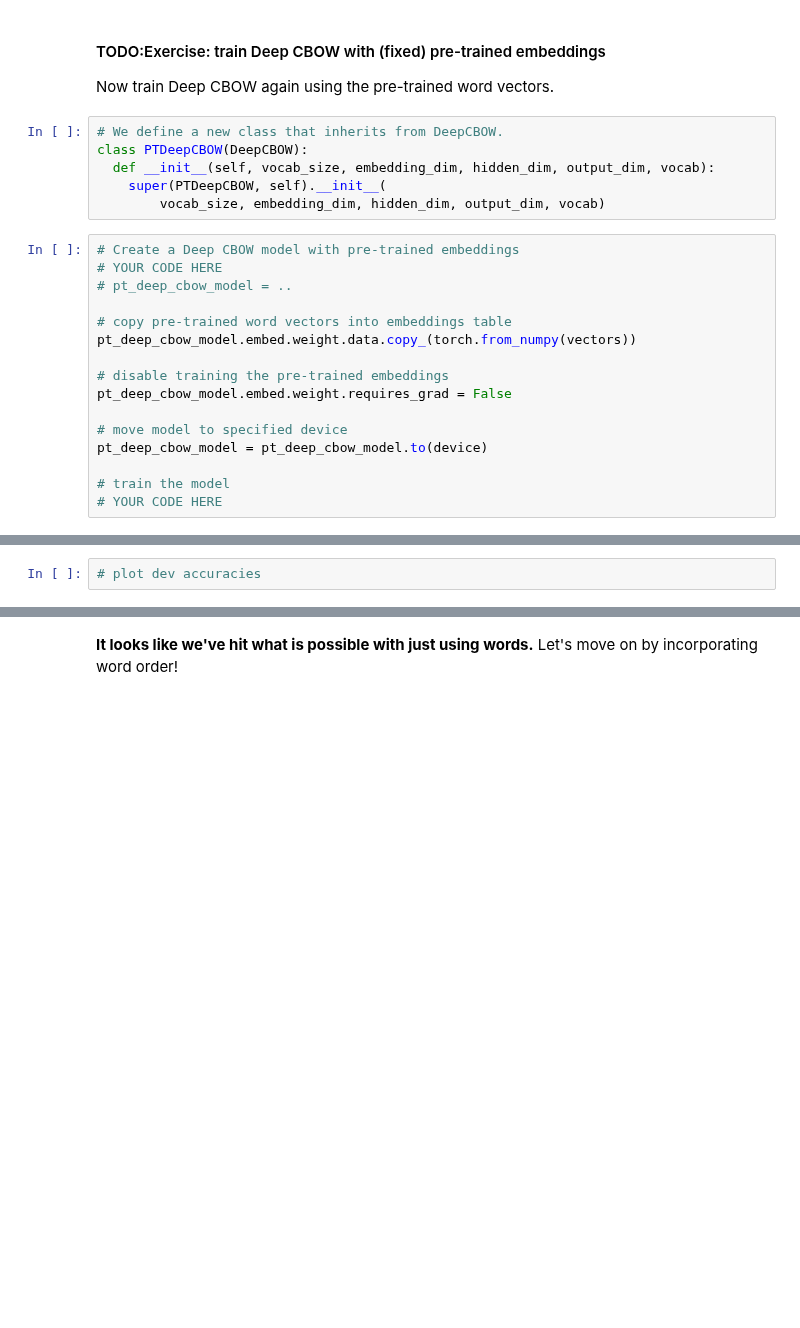
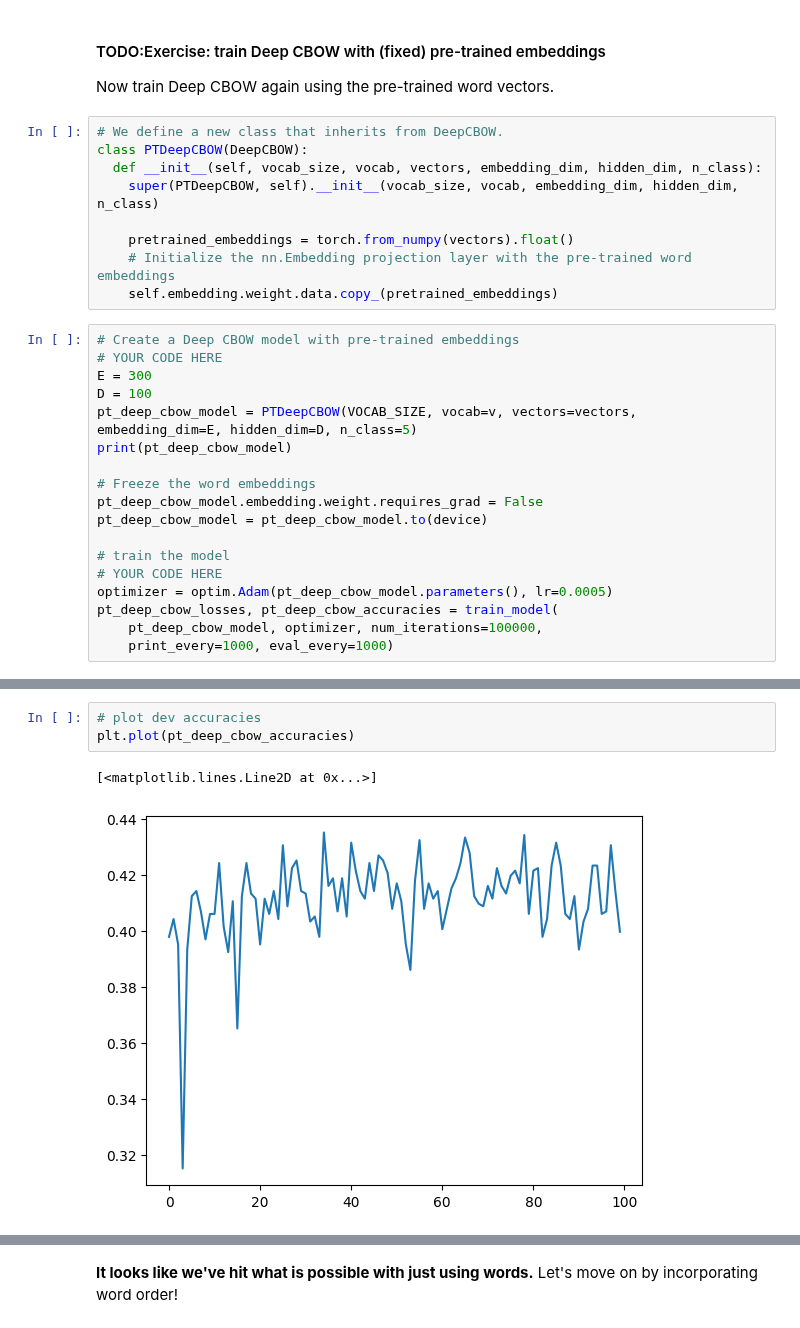
Before and after one commit to meherc99/nlp1-practicals, a Jupyter notebook: NLP1_2024_Practical_2.ipynb, the cells around one changed output, grey strips where cells are left out. Cells and saved outputs as stored; diff of their text form; blank space fills up the shorter version.

Commit message:
Deep CBOW using pre-trained word embeddings

```diff
--- a/NLP1_2024_Practical_2.ipynb
+++ b/NLP1_2024_Practical_2.ipynb
@@ -1042,22 +1067,27 @@ Now train Deep CBOW again using the pre-trained word vectors.
 # %%
 # We define a new class that inherits from DeepCBOW.
 class PTDeepCBOW(DeepCBOW):
-  def __init__(self, vocab_size, embedding_dim, hidden_dim, output_dim, vocab):
-    super(PTDeepCBOW, self).__init__(
-        vocab_size, embedding_dim, hidden_dim, output_dim, vocab)
+  def __init__(self, vocab_size, vocab, vectors, embedding_dim, hidden_dim, n_class):
+    super(PTDeepCBOW, self).__init__(vocab_size, vocab, embedding_dim, hidden_dim, n_class)
+
+    pretrained_embeddings = torch.from_numpy(vectors).float()
+    # Initialize the nn.Embedding projection layer with the pre-trained word embeddings
+    self.embedding.weight.data.copy_(pretrained_embeddings)
 # %%
 # Create a Deep CBOW model with pre-trained embeddings
 # YOUR CODE HERE
-# pt_deep_cbow_model = ..
+E = 300
+D = 100
+pt_deep_cbow_model = PTDeepCBOW(VOCAB_SIZE, vocab=v, vectors=vectors, embedding_dim=E, hidden_dim=D, n_class=5)
+print(pt_deep_cbow_model)
 
-# copy pre-trained word vectors into embeddings table
-pt_deep_cbow_model.embed.weight.data.copy_(torch.from_numpy(vectors))
-
-# disable training the pre-trained embeddings
-pt_deep_cbow_model.embed.weight.requires_grad = False
-
-# move model to specified device
+# Freeze the word embeddings
+pt_deep_cbow_model.embedding.weight.requires_grad = False
 pt_deep_cbow_model = pt_deep_cbow_model.to(device)
 
 # train the model
 # YOUR CODE HERE
+optimizer = optim.Adam(pt_deep_cbow_model.parameters(), lr=0.0005)
+pt_deep_cbow_losses, pt_deep_cbow_accuracies = train_model(
+    pt_deep_cbow_model, optimizer, num_iterations=100000,
+    print_every=1000, eval_every=1000)
@@ -1064,4 +1113,8 @@ pt_deep_cbow_model = pt_deep_cbow_model.to(device)
 # %%
 # plot dev accuracies
+plt.plot(pt_deep_cbow_accuracies)
+# %% [output]
+[<matplotlib.lines.Line2D at 0x...>]
+[figure, added]
 # %%
 # plot train loss
```
Also changed, not shown: parts of 8 cells of this notebook.
